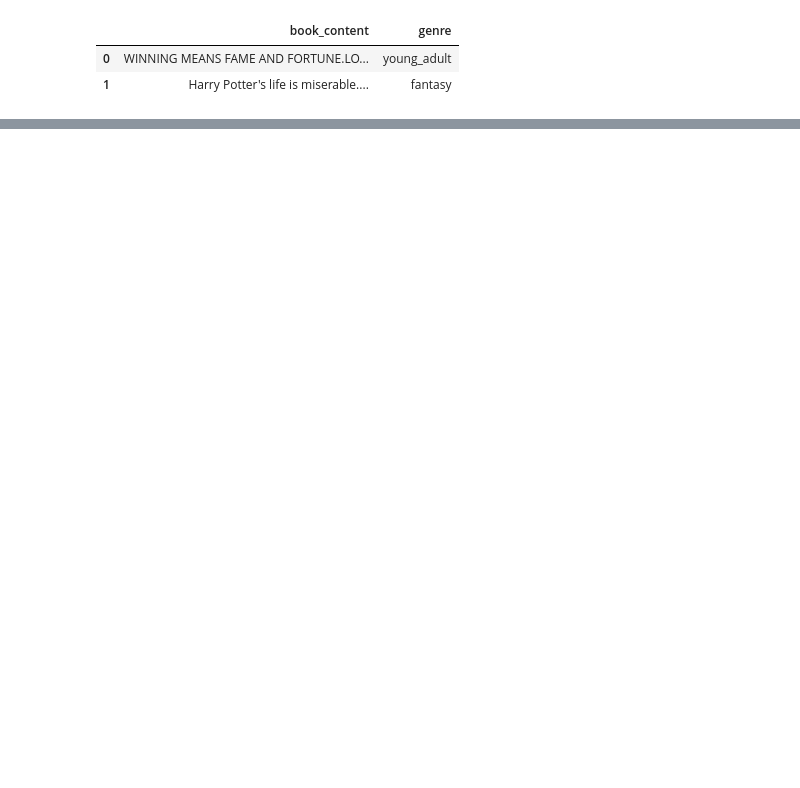
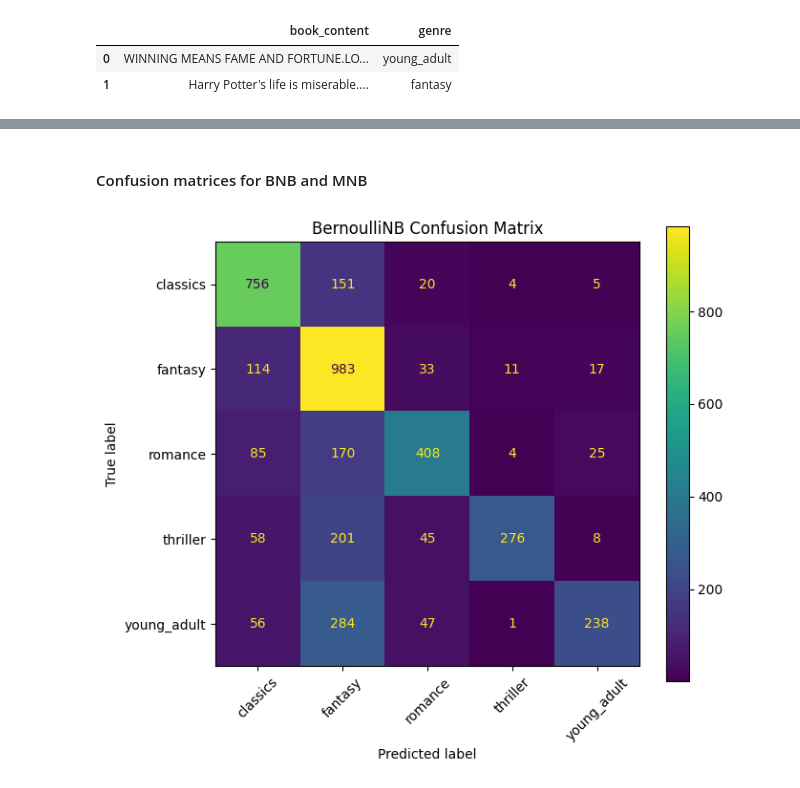
Before and after one commit to ZoeYiDing/nicole, a Jupyter notebook: assignment answer.ipynb, the cells around one changed output, grey strips where cells are left out. Drawn from its saved outputs; the diff is of its cells as text; code cells hidden in the pictures; blank space fills up the shorter version.

```diff
--- a/assignment answer.ipynb
+++ b/assignment answer.ipynb
@@ -161,0 +654,22 @@ weighted avg       0.75      0.49      0.45       793
+# %%
+bnb_pred = cross_val_predict(
+    bnb_pipeline,
+    X_text,
+    y,
+    cv=cv,
+    n_jobs=-1
+)
+
+mnb_pred = cross_val_predict(
+    mnb_pipeline,
+    X_text,
+    y,
+    cv=cv,
+    n_jobs=-1
+)
+
+print("BernoulliNB Classification Report")
+print(classification_report(y, bnb_pred))
+
+print("MultinomialNB Classification Report")
+print(classification_report(y, mnb_pred))
@@ -161,0 +694,18 @@ weighted avg       0.75      0.49      0.45       793
+# %% [markdown]
+#### Confusion matrices for BNB and MNB
+# %%
+labels_order = sorted(y.unique())
+
+fig, ax = plt.subplots(figsize=(7, 6))
+ConfusionMatrixDisplay.from_predictions(
+    y,
+    bnb_pred,
+    labels=labels_order,
+    xticks_rotation=45,
+    ax=ax
+)
+plt.title("BernoulliNB Confusion Matrix")
+plt.tight_layout()
+plt.show()
+# %% [output]
+[figure, added]
```
Also changed, not shown: parts of 38 cells of this notebook, 1 other file.
